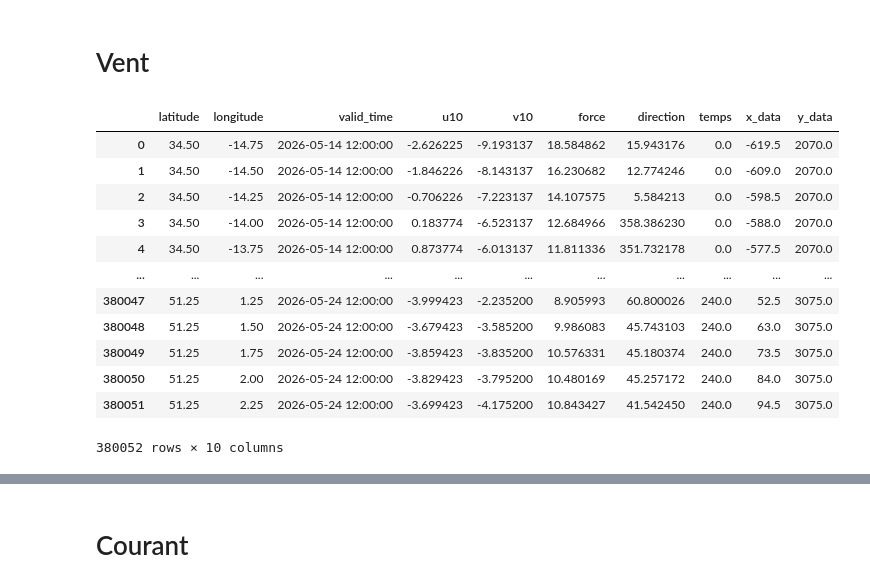
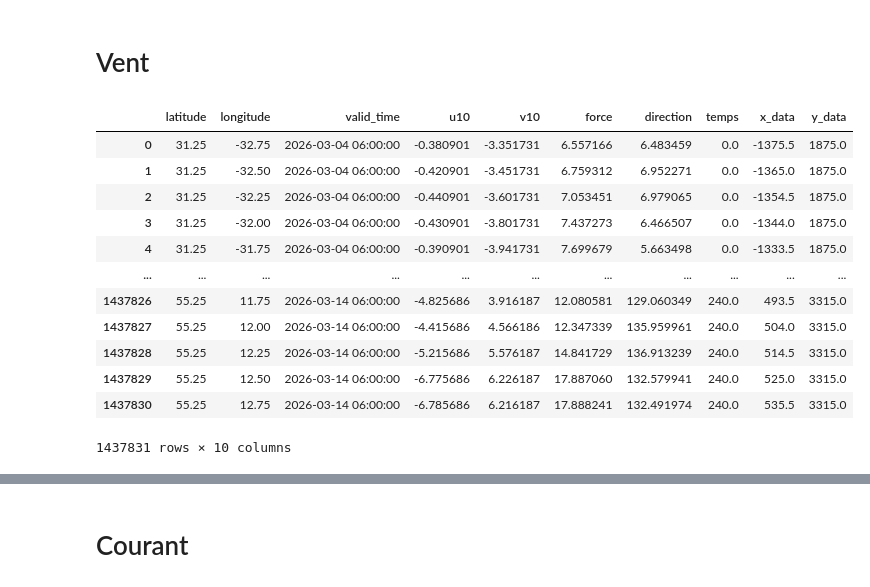
Before and after one commit to louisbsc/routage-meteo, a Jupyter notebook: exec_realwind.ipynb, the cells around one changed output, grey strips where cells are left out. Drawn from its saved outputs; the diff is of its cells as text; code cells hidden in the pictures.

```diff
--- a/exec_realwind.ipynb
+++ b/exec_realwind.ipynb
@@ -12,23 +12,23 @@ import core.isochrone as iso
 # %% [markdown]
 # Vent
 # %%
-path = "data/grib_vent/20260514_165330_GFS_P25_12.grb2"
+path = "data/grib_vent/20260304_105640_GFS_P25_06.grb2"
 df = v.table(path)
 df
 # %% [output]
 |  | latitude | longitude | valid_time | u10 | v10 | force | direction | temps | x_data | y_data |
-| 0 | 34.50 | -14.75 | 2026-05-14 12:00:00 | -2.626225 | -9.193137 | 18.584862 | 15.943176 | 0.0 | -619.5 | 2070.0 |
-| 1 | 34.50 | -14.50 | 2026-05-14 12:00:00 | -1.846226 | -8.143137 | 16.230682 | 12.774246 | 0.0 | -609.0 | 2070.0 |
-| 2 | 34.50 | -14.25 | 2026-05-14 12:00:00 | -0.706226 | -7.223137 | 14.107575 | 5.584213 | 0.0 | -598.5 | 2070.0 |
-| 3 | 34.50 | -14.00 | 2026-05-14 12:00:00 | 0.183774 | -6.523137 | 12.684966 | 358.386230 | 0.0 | -588.0 | 2070.0 |
-| 4 | 34.50 | -13.75 | 2026-05-14 12:00:00 | 0.873774 | -6.013137 | 11.811336 | 351.732178 | 0.0 | -577.5 | 2070.0 |
+| 0 | 31.25 | -32.75 | 2026-03-04 06:00:00 | -0.380901 | -3.351731 | 6.557166 | 6.483459 | 0.0 | -1375.5 | 1875.0 |
+| 1 | 31.25 | -32.50 | 2026-03-04 06:00:00 | -0.420901 | -3.451731 | 6.759312 | 6.952271 | 0.0 | -1365.0 | 1875.0 |
+| 2 | 31.25 | -32.25 | 2026-03-04 06:00:00 | -0.440901 | -3.601731 | 7.053451 | 6.979065 | 0.0 | -1354.5 | 1875.0 |
+| 3 | 31.25 | -32.00 | 2026-03-04 06:00:00 | -0.430901 | -3.801731 | 7.437273 | 6.466507 | 0.0 | -1344.0 | 1875.0 |
+| 4 | 31.25 | -31.75 | 2026-03-04 06:00:00 | -0.390901 | -3.941731 | 7.699679 | 5.663498 | 0.0 | -1333.5 | 1875.0 |
 | ... | ... | ... | ... | ... | ... | ... | ... | ... | ... | ... |
-| 380047 | 51.25 | 1.25 | 2026-05-24 12:00:00 | -3.999423 | -2.235200 | 8.905993 | 60.800026 | 240.0 | 52.5 | 3075.0 |
-| 380048 | 51.25 | 1.50 | 2026-05-24 12:00:00 | -3.679423 | -3.585200 | 9.986083 | 45.743103 | 240.0 | 63.0 | 3075.0 |
-| 380049 | 51.25 | 1.75 | 2026-05-24 12:00:00 | -3.859423 | -3.835200 | 10.576331 | 45.180374 | 240.0 | 73.5 | 3075.0 |
-| 380050 | 51.25 | 2.00 | 2026-05-24 12:00:00 | -3.829423 | -3.795200 | 10.480169 | 45.257172 | 240.0 | 84.0 | 3075.0 |
-| 380051 | 51.25 | 2.25 | 2026-05-24 12:00:00 | -3.699423 | -4.175200 | 10.843427 | 41.542450 | 240.0 | 94.5 | 3075.0 |
+| 1437826 | 55.25 | 11.75 | 2026-03-14 06:00:00 | -4.825686 | 3.916187 | 12.080581 | 129.060349 | 240.0 | 493.5 | 3315.0 |
+| 1437827 | 55.25 | 12.00 | 2026-03-14 06:00:00 | -4.415686 | 4.566186 | 12.347339 | 135.959961 | 240.0 | 504.0 | 3315.0 |
+| 1437828 | 55.25 | 12.25 | 2026-03-14 06:00:00 | -5.215686 | 5.576187 | 14.841729 | 136.913239 | 240.0 | 514.5 | 3315.0 |
+| 1437829 | 55.25 | 12.50 | 2026-03-14 06:00:00 | -6.775686 | 6.226187 | 17.887060 | 132.579941 | 240.0 | 525.0 | 3315.0 |
+| 1437830 | 55.25 | 12.75 | 2026-03-14 06:00:00 | -6.785686 | 6.216187 | 17.888241 | 132.491974 | 240.0 | 535.5 | 3315.0 |
-380052 rows × 10 columns
+1437831 rows × 10 columns
 # %%
 VENT_NM = v.vent_grib_nm(path)
 VENT_DEG = v.vent_grib_deg(path)
```
Also changed, not shown: parts of 8 cells of this notebook, 3 other files.
